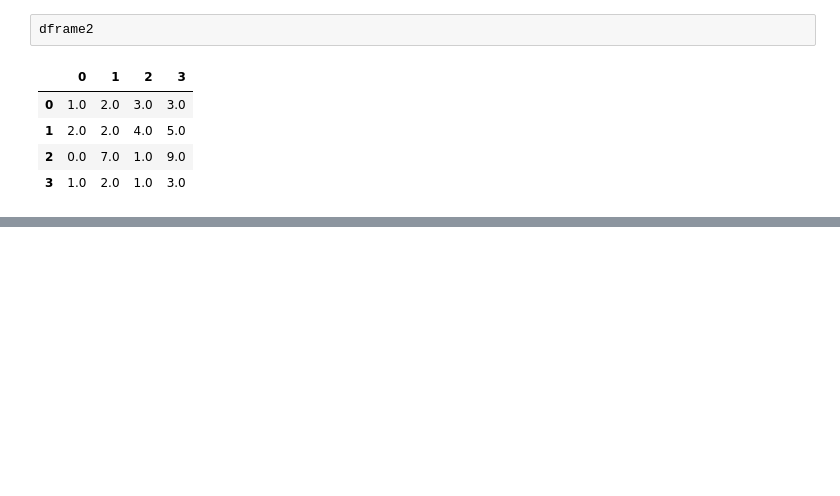
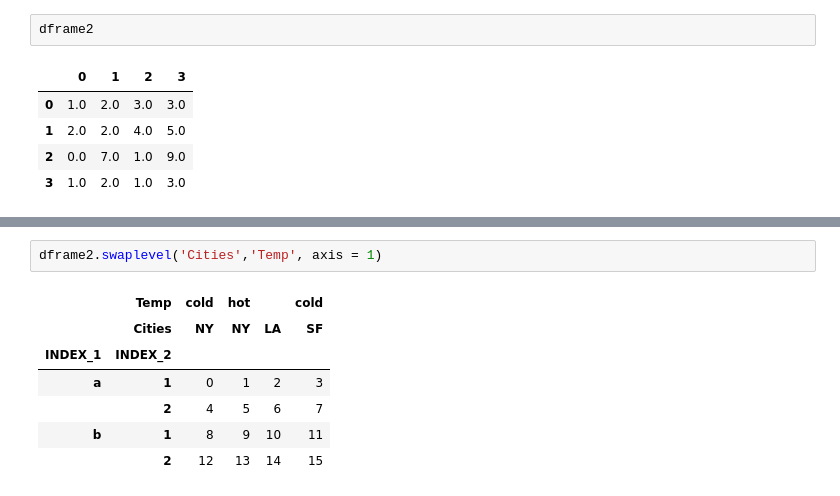
Before and after one commit to hari09kg1a0403/datascience_visualization, a Jupyter notebook: simple_pandas.ipynb, the cells around one changed output, grey strips where cells are left out. Cells and saved outputs as stored; diff of their text form; blank space fills up the shorter version.

```diff
--- a/simple_pandas.ipynb
+++ b/simple_pandas.ipynb
@@ -483,0 +562,10 @@ dframe2
+# %%
+dframe2.swaplevel('Cities','Temp', axis = 1)
+# %% [output]
+|  | Temp | cold | hot |  | cold |
+|  | Cities | NY | NY | LA | SF |
+| INDEX_1 | INDEX_2 |  |  |  |  |
+| a | 1 | 0 | 1 | 2 | 3 |
+|  | 2 | 4 | 5 | 6 | 7 |
+| b | 1 | 8 | 9 | 10 | 11 |
+|  | 2 | 12 | 13 | 14 | 15 |
```
Also changed, not shown: parts of 14 cells of this notebook.
